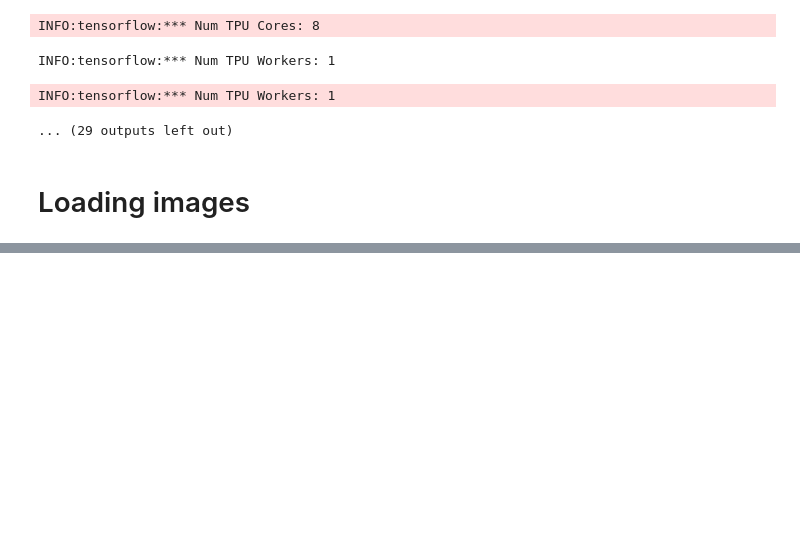
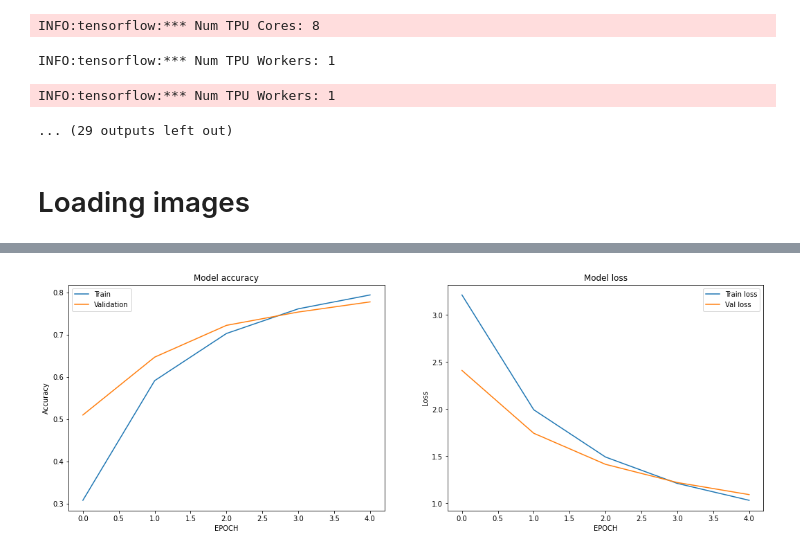
Before and after one commit to omerhac/flower_calssification, a Jupyter notebook: flower_classificaiton_notebook.ipynb, the cells around one changed output, grey strips where cells are left out. Saved outputs shown, nothing was run; the diff lists cells and outputs as text; code cells hidden in the pictures; blank space fills up the shorter version.

```diff
--- a/flower_classificaiton_notebook.ipynb
+++ b/flower_classificaiton_notebook.ipynb
@@ -115,8 +120,13 @@ CLASSES = ['pink primrose',    'hard-leaved pocket orchid', 'canterbury bells',
            'trumpet creeper',  'blackberry lily',           'common tulip',     'wild rose']                                                                                                                                               # 100 - 102
 # %%
 whole_dataset = load_tfrecord_dataset(TRAINING_FILENAMES + VALIDATION_FILENAMES + TEST_FILENAMES)
+training_dataset = load_tfrecord_dataset(TRAINING_FILENAMES)
+validation_dataset = load_tfrecord_dataset(VALIDATION_FILENAMES)
 
 # batch datset
 BATCH_SIZE = 128
+STEPS_PER_EPOCH = TRAINING_LENGTH // BATCH_SIZE
 batched_whole_dataset = whole_dataset.batch(BATCH_SIZE)
+batched_training_dataset = training_dataset.batch(BATCH_SIZE)
+batched_validation_dataset = validation_dataset.batch(BATCH_SIZE)
 # %% [markdown]
@@ -149,0 +210,20 @@ show_n_samples(whole_dataset, 12)
+# %%
+def get_pretrained_model():
+  # get xception pretrained model
+  xception = keras.applications.Xception(include_top=False, input_shape=[*IMAGE_SIZE,3])
+  xception.trainable = False
+
+  # define model
+  simple_model = keras.models.Sequential([
+    xception,
+    keras.layers.GlobalAveragePooling2D(),
+    #keras.layers.Flatten(),
+    keras.layers.Dense(len(CLASSES), activation='softmax')
+  ])
+
+  simple_model.compile(optimizer='adam', loss='sparse_categorical_crossentropy', metrics=['accuracy'])
+  return simple_model
+# %%
+with strategy.scope():
+  model = get_pretrained_model()
+  model.summary()
@@ -149,0 +245,2 @@ show_n_samples(whole_dataset, 12)
+# %%
+hist = model.fit(batched_training_dataset, epochs=12, validation_data=validation_dataset.batch(BATCH_SIZE))
@@ -149,0 +261,4 @@ show_n_samples(whole_dataset, 12)
+# %%
+display_training_curves(hist.history, with_val=True)
+# %% [output]
+[figure, added]
```
Also changed, not shown: parts of 7 cells of this notebook.
